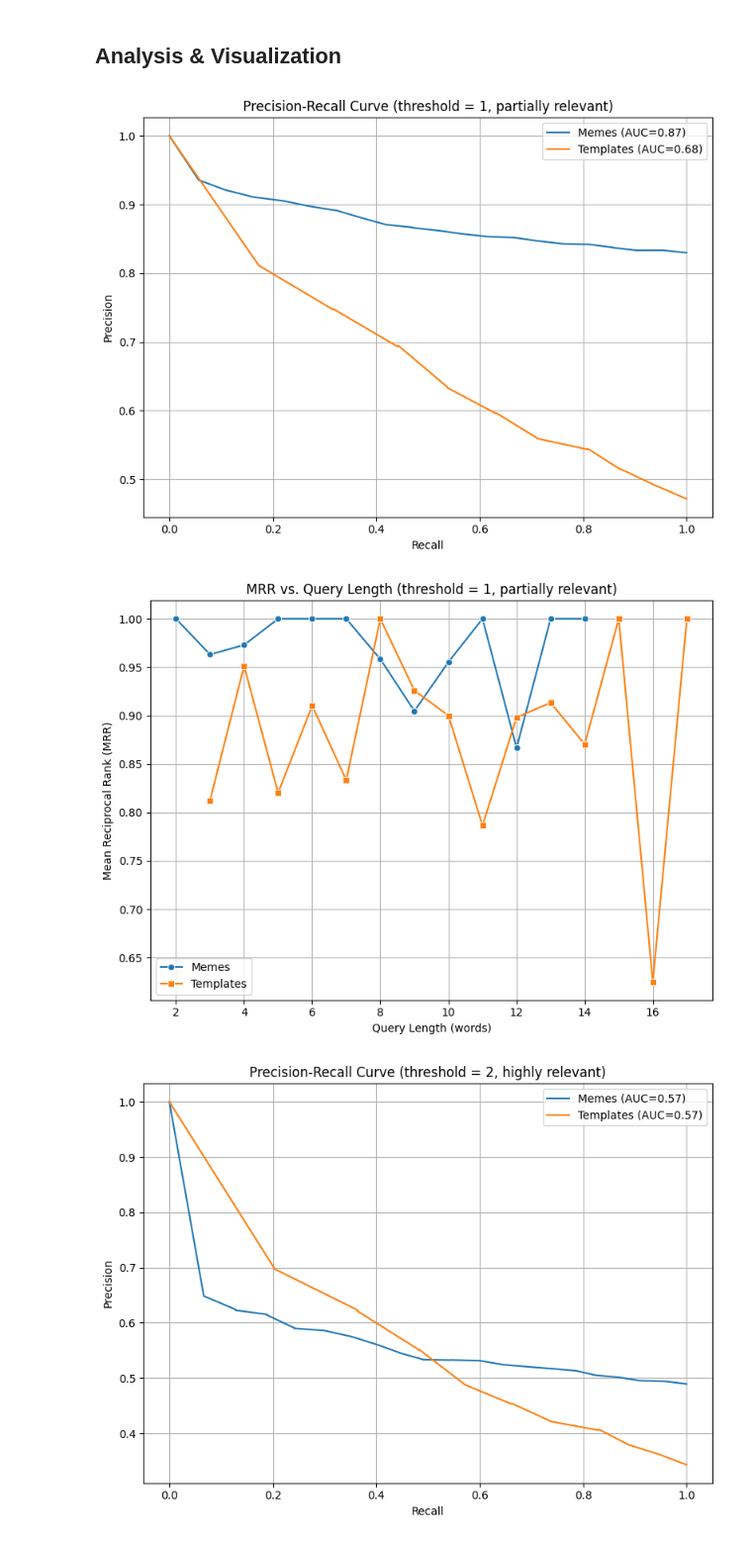
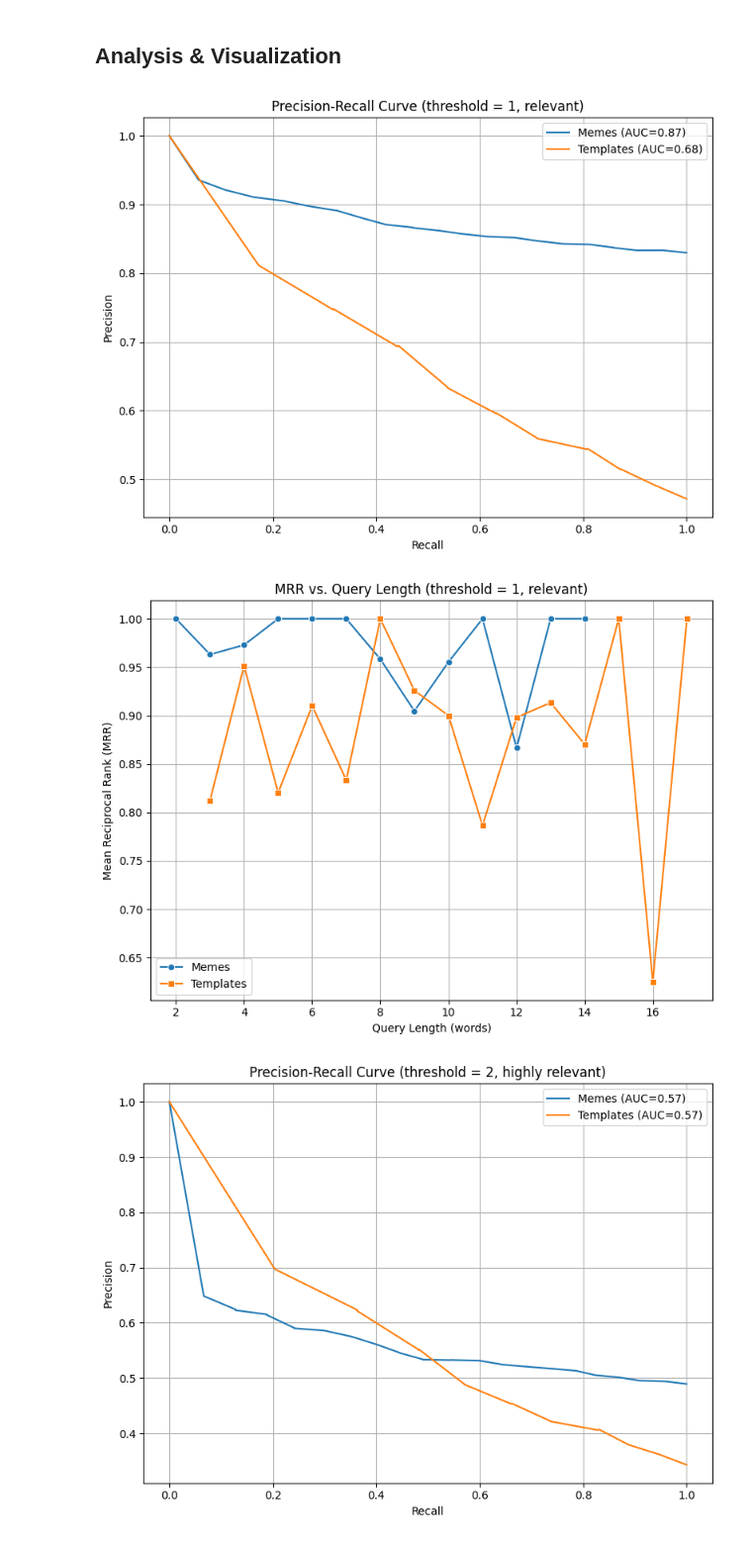
Before and after one commit to TriAnLe171/Meme_Recommendation_Project, a Jupyter notebook: evaluation.ipynb, the cells around one changed output. Shown at 99% size. Cells and saved outputs as stored; diff of their text form; code cells hidden in the pictures.

```diff
--- a/evaluation.ipynb
+++ b/evaluation.ipynb
@@ -195,37 +195,37 @@ meme_df = pd.read_csv("test_meme.csv", names=['query', 'relevance', 'directory']
 template_df = pd.read_csv("test_template.csv", names=['query', 'relevance', 'directory'])
 
 threshold = 1
 meme_df = binarize_relevance(meme_df, threshold)
 template_df = binarize_relevance(template_df, threshold)
 
 # --- Plotting ---
 
 # 1. Precision-Recall curves
 plt.figure(figsize=(8, 6))
 plot_precision_recall(meme_df, "Memes")
 plot_precision_recall(template_df, "Templates")
-plt.title("Precision-Recall Curve (threshold = 1, partially relevant)")
+plt.title("Precision-Recall Curve (threshold = 1, relevant)")
 plt.grid(True)
 plt.tight_layout()
 plt.show()
 
 # 2. MRR by query length
 meme_mrr = compute_mrr_by_query_length(meme_df, threshold)
 template_mrr = compute_mrr_by_query_length(template_df, threshold)
 
 plt.figure(figsize=(8, 6))
 sns.lineplot(data=meme_mrr, x="query_length", y="MRR", marker="o", label="Memes")
 sns.lineplot(data=template_mrr, x="query_length", y="MRR", marker="s", label="Templates")
-plt.title("MRR vs. Query Length (threshold = 1, partially relevant)")
+plt.title("MRR vs. Query Length (threshold = 1, relevant)")
 plt.xlabel("Query Length (words)")
 plt.ylabel("Mean Reciprocal Rank (MRR)")
 plt.grid(True)
 plt.legend()
 plt.tight_layout()
 plt.show()
 # %% [output]
-[figure, old version]
+[figure, new version]
-[figure, old version]
+[figure, new version]
 # %%
 meme_df = pd.read_csv("test_meme.csv", names=['query', 'relevance', 'directory'])
 template_df = pd.read_csv("test_template.csv", names=['query', 'relevance', 'directory'])
```
Also changed, not shown: parts of 1 cell of this notebook, 4 other files.
